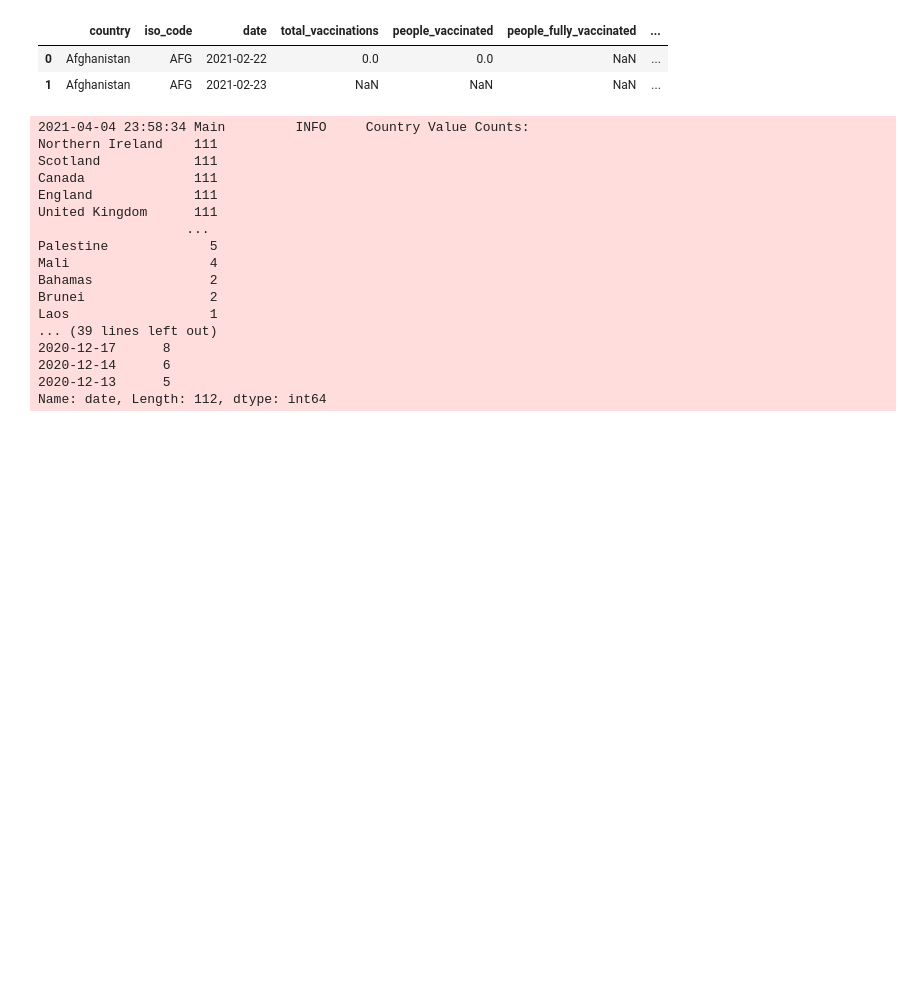
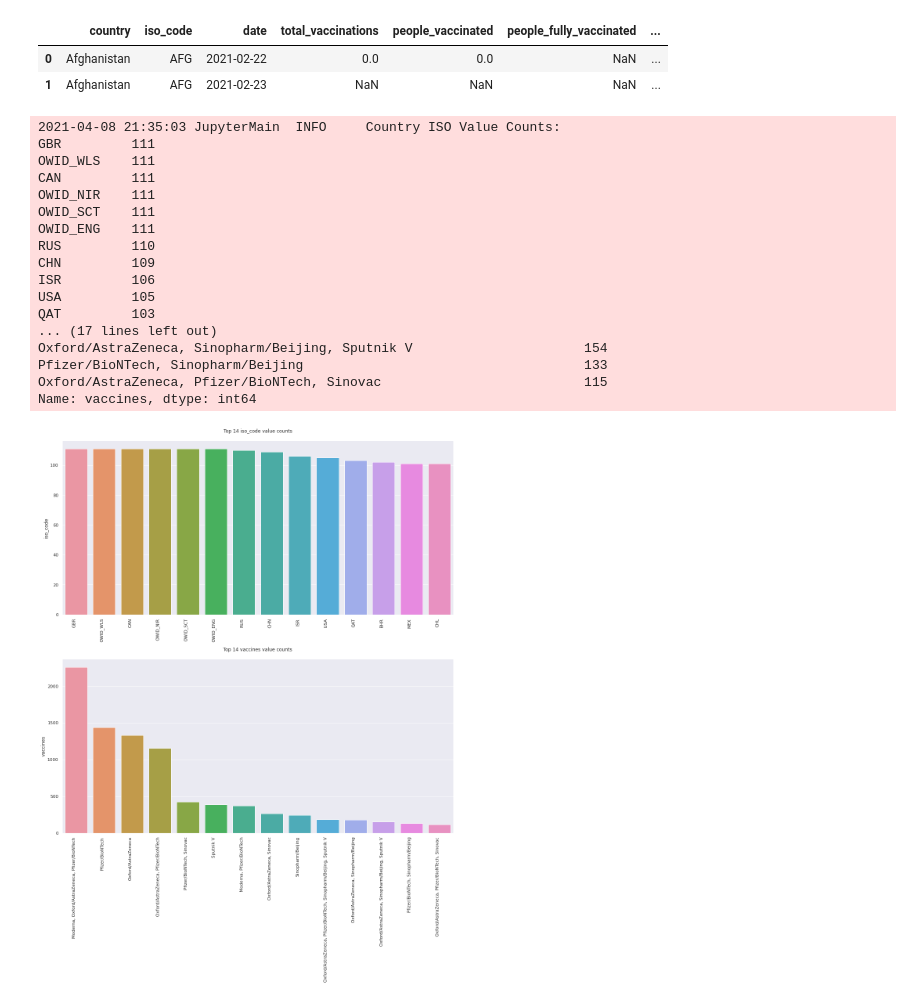
Before and after one commit to drkostas/covid19-vaccinations-predict, a Jupyter notebook: project.ipynb, the cells around one changed output. Cells and saved outputs as stored; diff of their text form; code cells hidden in the pictures; blank space fills up the shorter version.

```diff
--- a/project.ipynb
+++ b/project.ipynb
@@ -37,3 +55,11 @@ import pandas as pd
+# %%
+import numpy as np
+import pandas as pd
+import missingno as msno
+import seaborn as sns
+import matplotlib.pyplot as plt
+from matplotlib import rcParams
+rcParams['axes.titlepad'] = 20
 # %%
 # Load the configuration
 conf_obj = Configuration(config_src='confs/covid.yml')
@@ -103,26 +131,3 @@ covid_orig_df.head(n=2)
 |  | country | iso_code | date | total_vaccinations | people_vaccinated | people_fully_vaccinated | ... |
 | 0 | Afghanistan | AFG | 2021-02-22 | 0.0 | 0.0 | NaN | ... |
 | 1 | Afghanistan | AFG | 2021-02-23 | NaN | NaN | NaN | ... |
-# %%
-# Print Value counts for selected columns
-logger.info(f"Country Value Counts:\n{covid_orig_df['country'].value_counts()}")
-logger.info(f"Vaccines Value Counts:\n{covid_orig_df['vaccines'].value_counts()}")
-logger.info(f"Date Value Counts:\n{covid_orig_df['date'].value_counts()}")
-# %% [output]
-2021-04-04 23:58:34 Main         INFO     Country Value Counts:
-Northern Ireland    111
-Scotland            111
-Canada              111
-England             111
-United Kingdom      111
-                   ...
-Palestine             5
-Mali                  4
-Bahamas               2
-Brunei                2
-Laos                  1
-... (39 lines left out)
-2020-12-17      8
-2020-12-14      6
-2020-12-13      5
-Name: date, Length: 112, dtype: int64
@@ -130,0 +134,39 @@ Name: date, Length: 112, dtype: int64
+# %%
+# Print top 10 Value counts for two important categorical columns
+def viz_iso_and_vaccine_val_counts(covid_orig_df, top=10):
+    val_cnts = {}
+    val_cnts['iso_code'] = covid_orig_df['iso_code'].value_counts().nlargest(top)
+    val_cnts['vaccines'] = covid_orig_df['vaccines'].value_counts().nlargest(top)
+    logger.info(f"Country ISO Value Counts:\n{val_cnts['iso_code']}\n")
+    logger.info(f"Types of Vaccines Value Counts:\n{val_cnts['vaccines']}\n")
+    # Plot them
+    sns.set(font_scale=1.0)
+    cols_to_visualize = ['iso_code', 'vaccines']
+    fig, ax = plt.subplots(nrows=len(cols_to_visualize), ncols=1, figsize=(15, 20))
+    for ind, cat_col in enumerate(cols_to_visualize):
+        ax[ind].set_title(f"Top {top} {cat_col} value counts")
+        ax[ind].set_xticklabels(ax[ind].get_xticklabels(), rotation=90, ha="right")
+        sns.barplot(x=val_cnts[cat_col].index,
+                         y=val_cnts[cat_col], ax=ax[ind])
+    plt.tight_layout()
+    plt.show()
+viz_iso_and_vaccine_val_counts(covid_orig_df, top=14)
+# %% [output]
+2021-04-08 21:35:03 JupyterMain  INFO     Country ISO Value Counts:
+GBR         111
+OWID_WLS    111
+CAN         111
+OWID_NIR    111
+OWID_SCT    111
+OWID_ENG    111
+RUS         110
+CHN         109
+ISR         106
+USA         105
+QAT         103
+... (17 lines left out)
+Oxford/AstraZeneca, Sinopharm/Beijing, Sputnik V                      154
+Pfizer/BioNTech, Sinopharm/Beijing                                    133
+Oxford/AstraZeneca, Pfizer/BioNTech, Sinovac                          115
+Name: vaccines, dtype: int64
+[figure, added]
```
Also changed, not shown: parts of 33 cells of this notebook, 2 other files.
